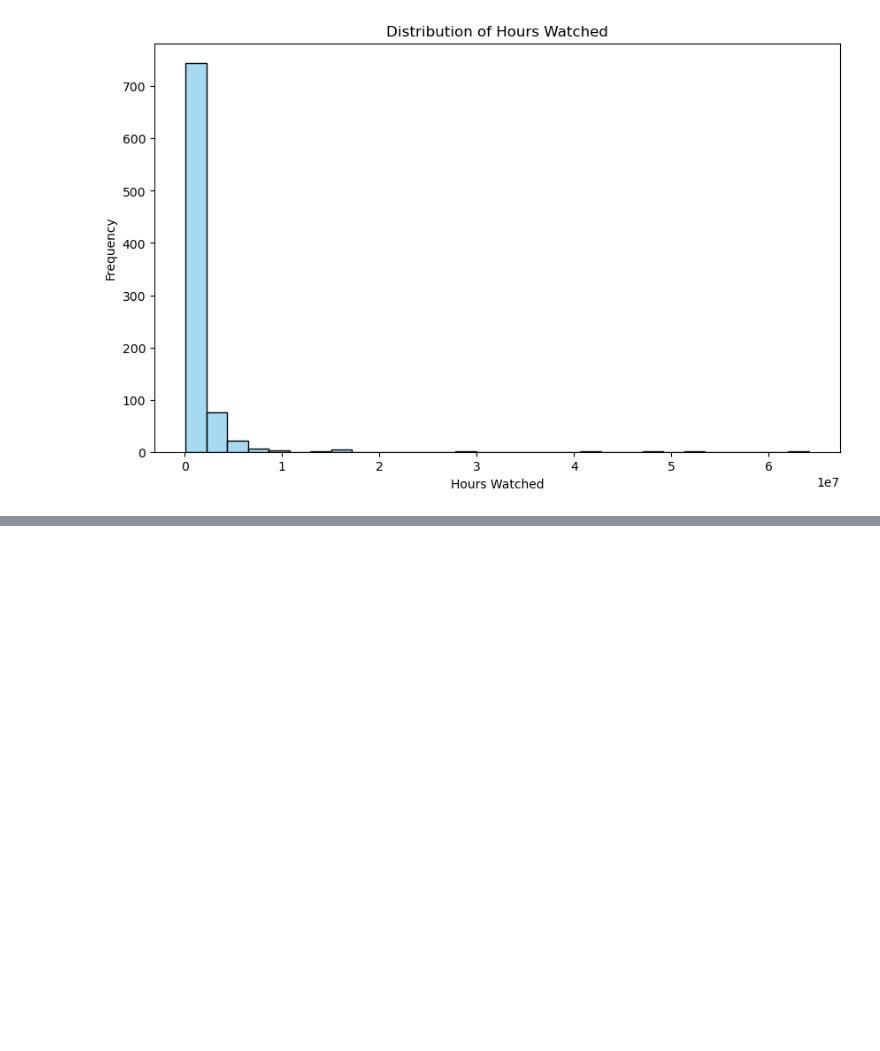
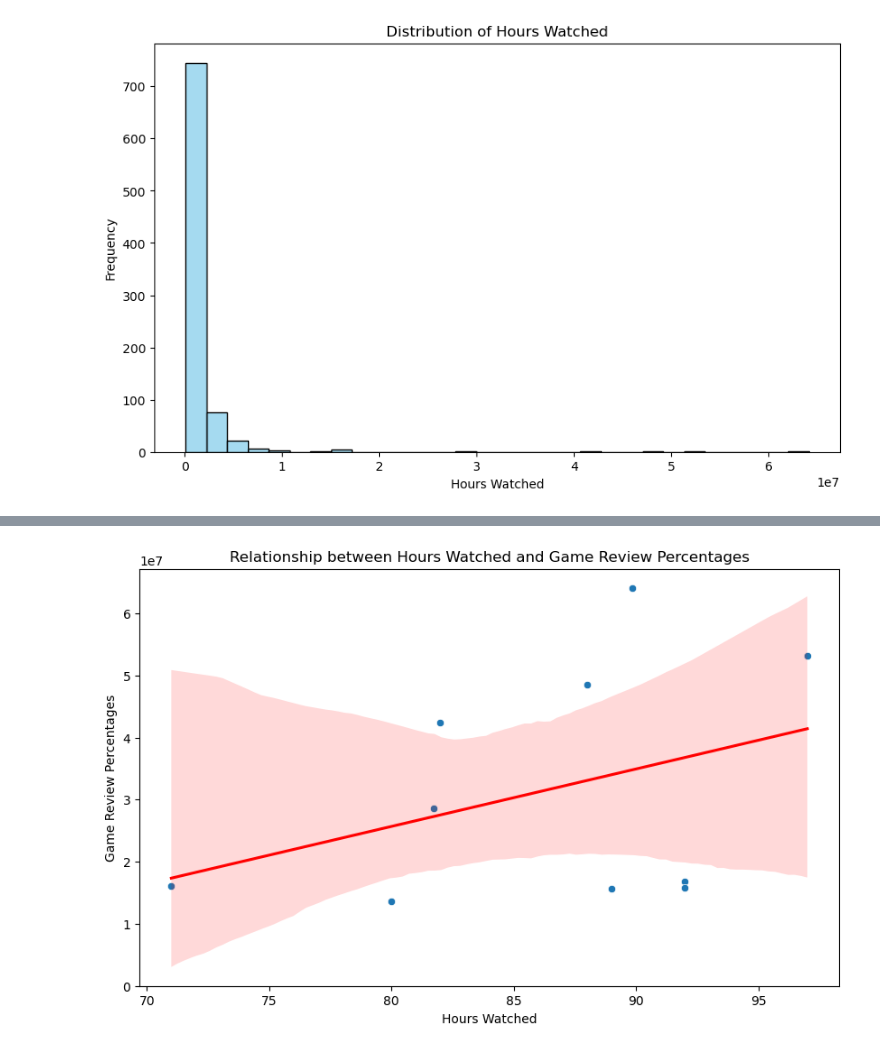
Before and after one commit to rponticelli0/Project_3_Group_7, a Jupyter notebook: twitch_visualizations.ipynb, the cells around one changed output, grey strips where cells are left out. Cells and saved outputs as stored; diff of their text form; code cells hidden in the pictures; blank space fills up the shorter version.

```diff
--- a/twitch_visualizations.ipynb
+++ b/twitch_visualizations.ipynb
@@ -82,0 +133,12 @@ plt.show()
+# %%
+# Plotting the data
+plt.figure(figsize=(10, 6))
+sns.scatterplot(x='review_avg_percent', y='avg_hours_watched', data=top_10_df)
+sns.regplot(x='review_avg_percent', y='avg_hours_watched', data=top_10_df, scatter=False, color='red')  # Adds a trend line
+
+plt.title('Relationship between Hours Watched and Game Review Percentages')
+plt.xlabel('Hours Watched')
+plt.ylabel('Game Review Percentages')
+plt.show()
+# %% [output]
+[figure, added]
```
Also changed, not shown: parts of 7 cells of this notebook, 1 other file.
